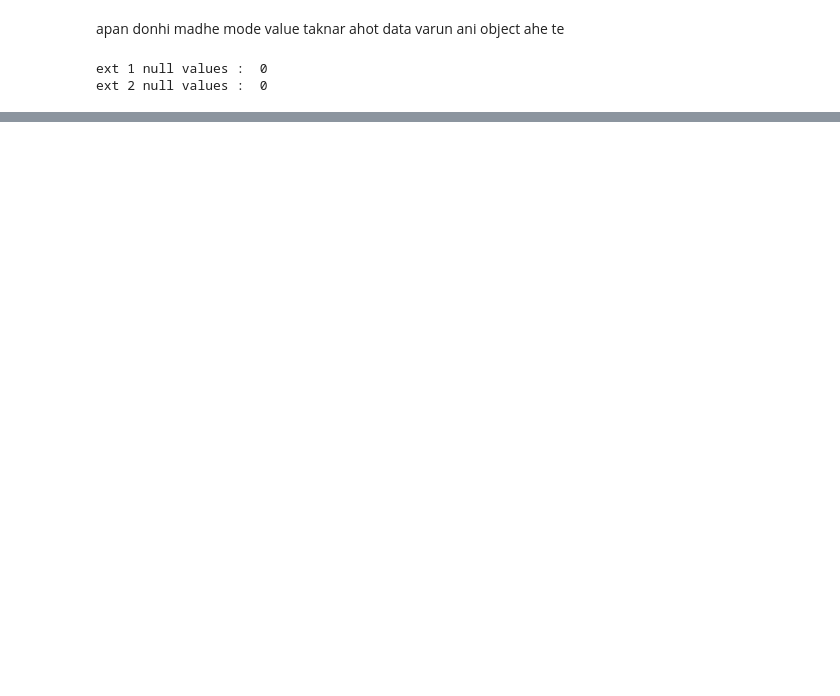
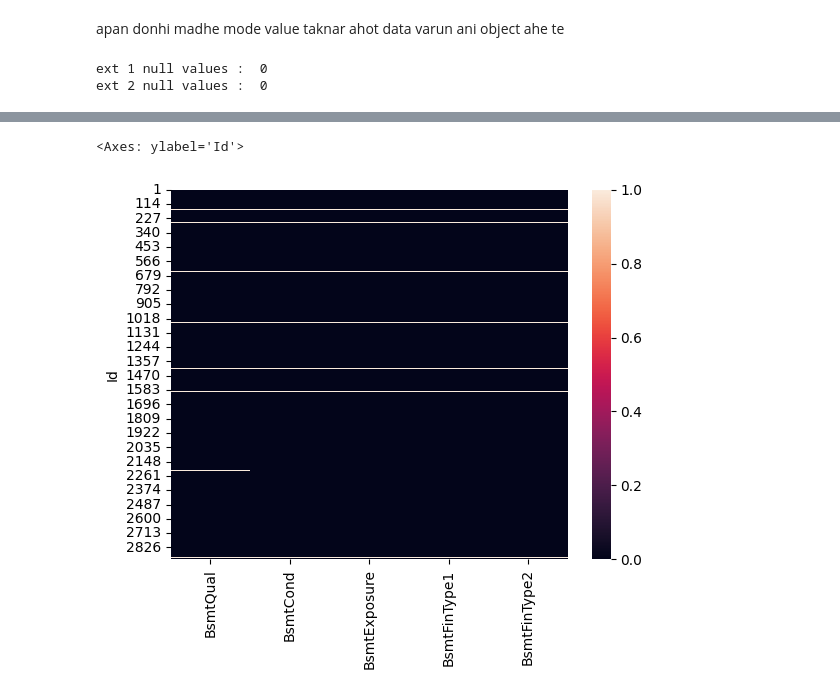
Before and after one commit to omkarkale2810/House_Price_Pridiction, a Jupyter notebook: main.ipynb, the cells around one changed output, grey strips where cells are left out. Cells and saved outputs as stored; diff of their text form; code cells hidden in the pictures; blank space fills up the shorter version.

```diff
--- a/main.ipynb
+++ b/main.ipynb
@@ -541,0 +627,9 @@ ext 2 null values :  0
+# %%
+object_basmt_feature = [ "BsmtQual" ,"BsmtCond","BsmtExposure","BsmtFinType1","BsmtFinType2"]
+
+float_basmt_feature=["BsmtFinSF1","BsmtFinSF2","BsmtUnfSF","TotalBsmtSF","BsmtFullBath","BsmtHalfBath"]
+# %%
+sns.heatmap(dataframe[object_basmt_feature].isnull())
+# %% [output]
+<Axes: ylabel='Id'>
+[figure, added]
```
Also changed, not shown: parts of 86 cells of this notebook, 1 other file.
